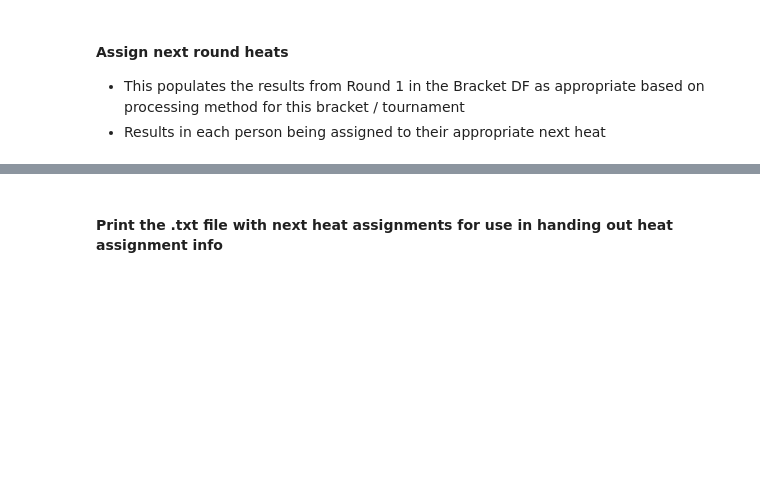
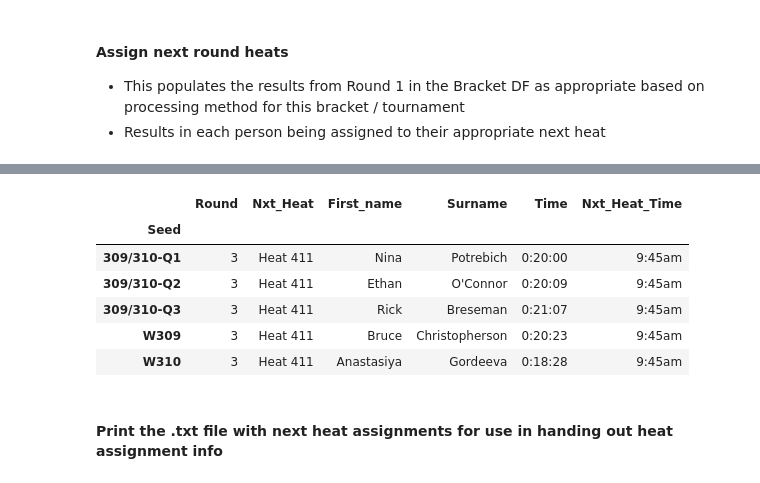
Before and after one commit to gcnuss/SART_Automation, a Jupyter notebook: 2017_SART.ipynb, the cells around one changed output, grey strips where cells are left out. Saved outputs shown, nothing was run; the diff lists cells and outputs as text; code cells hidden in the pictures; blank space fills up the shorter version.

```diff
--- a/2017_SART.ipynb
+++ b/2017_SART.ipynb
@@ -464,6 +559,14 @@ sart17.nxt_ht_assigns(r3_results, 3)
 # %%
 #visual for example purposes:
-sart17.bracket_df[(sart17.bracket_df['Nxt_Heat'] == 'Heat 311')]
+sart17.bracket_df[(sart17.bracket_df['Nxt_Heat'] == 'Heat 411')]
+# %% [output]
+|  | Round | Nxt_Heat | First_name | Surname | Time | Nxt_Heat_Time |
+| Seed |  |  |  |  |  |  |
+| 309/310-Q1 | 3 | Heat 411 | Nina | Potrebich | 0:20:00 | 9:45am |
+| 309/310-Q2 | 3 | Heat 411 | Ethan | O'Connor | 0:20:09 | 9:45am |
+| 309/310-Q3 | 3 | Heat 411 | Rick | Breseman | 0:21:07 | 9:45am |
+| W309 | 3 | Heat 411 | Bruce | Christopherson | 0:20:23 | 9:45am |
+| W310 | 3 | Heat 411 | Anastasiya | Gordeeva | 0:18:28 | 9:45am |
 # %% [markdown]
 #### Print the .txt file with next heat assignments for use in handing out heat assignment info
 # %%
```
Also changed, not shown: parts of 18 cells of this notebook, 8 other files.
